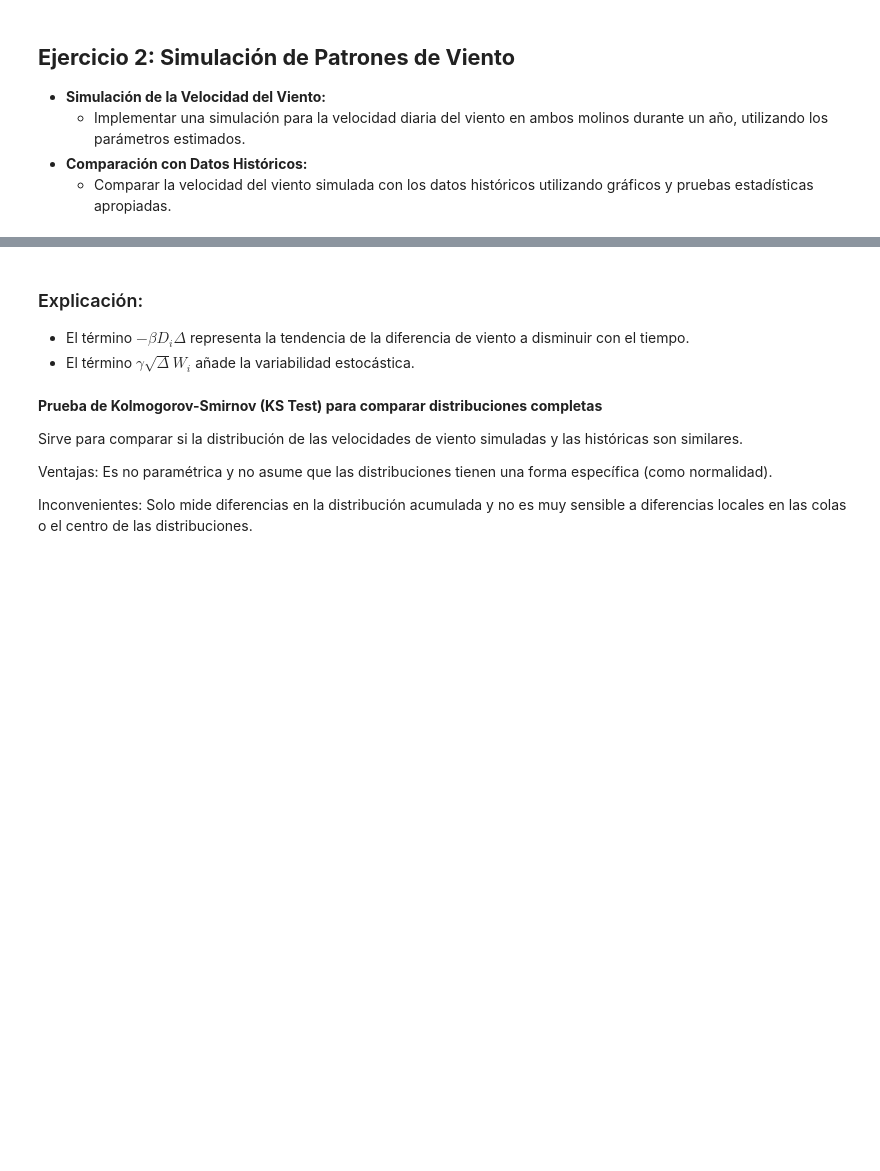
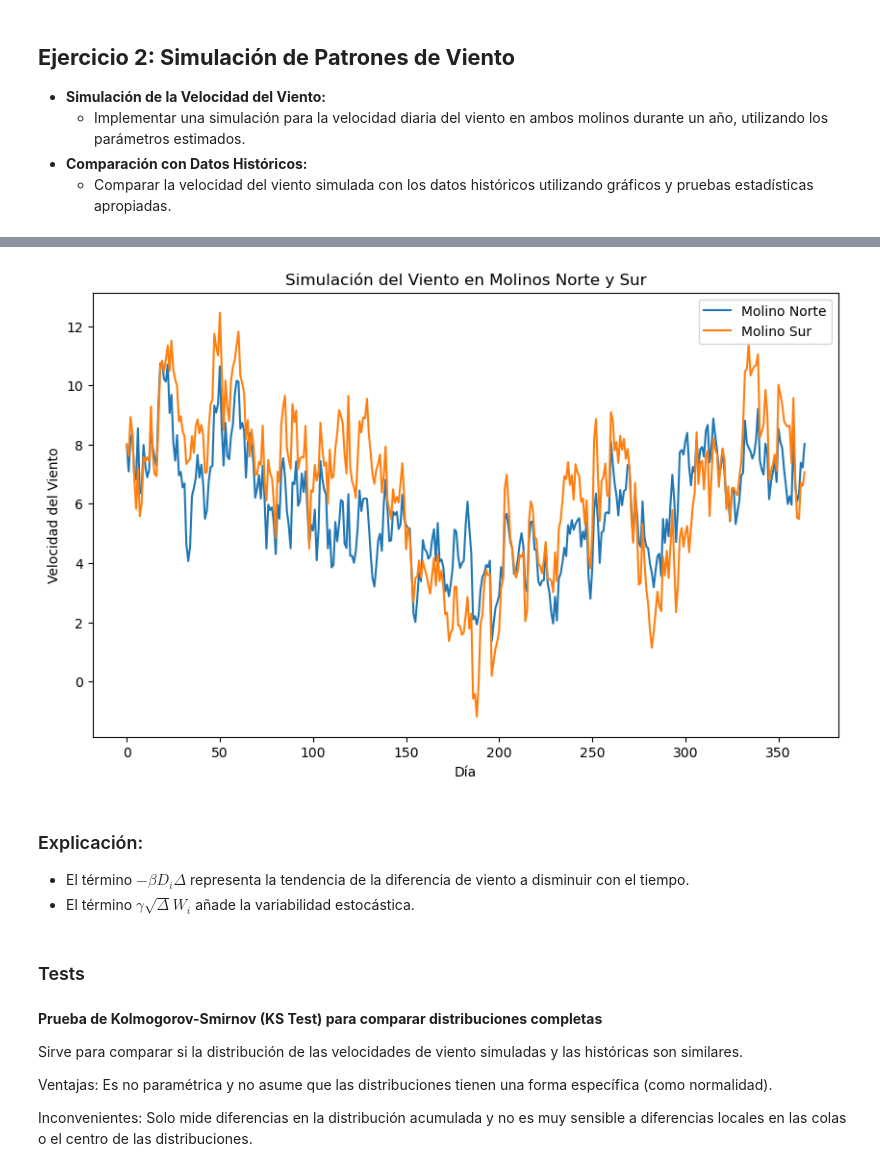
Before and after one commit to olmiave/ACN_TP1, a Jupyter notebook: TP1.ipynb, the cells around one changed output, grey strips where cells are left out. Cells and saved outputs as stored; diff of their text form; code cells hidden in the pictures; blank space fills up the shorter version.

```diff
--- a/TP1.ipynb
+++ b/TP1.ipynb
@@ -428,7 +447,26 @@ plt.show()
+# %%
+#Simulación de molino S
+
+# Calcular el viento en Molino Sur como S_sur = S_norte + D
+sur_sim = norte_sim + wind_gap_sim  # Para sumar la diferencia
+
+# Visualizar las simulaciones de los molinos
+plt.figure(figsize=(10, 6))
+plt.plot(norte_sim[0], label='Molino Norte')
+plt.plot(sur_sim[0], label='Molino Sur')
+plt.title('Simulación del Viento en Molinos Norte y Sur')
+plt.xlabel('Día')
+plt.ylabel('Velocidad del Viento')
+plt.legend()
+plt.show()
+# %% [output]
+[figure, added]
 # %% [markdown]
 ### Explicación:
 - El término $- \beta D_i \Delta$ representa la tendencia de la diferencia de viento a disminuir con el tiempo.
 - El término $\gamma \sqrt{\Delta} W_i$ añade la variabilidad estocástica.
+# %% [markdown]
+### Tests
 # %% [markdown]
 **Prueba de Kolmogorov-Smirnov (KS Test) para comparar distribuciones completas**
 
```
Also changed, not shown: parts of 18 cells of this notebook.
